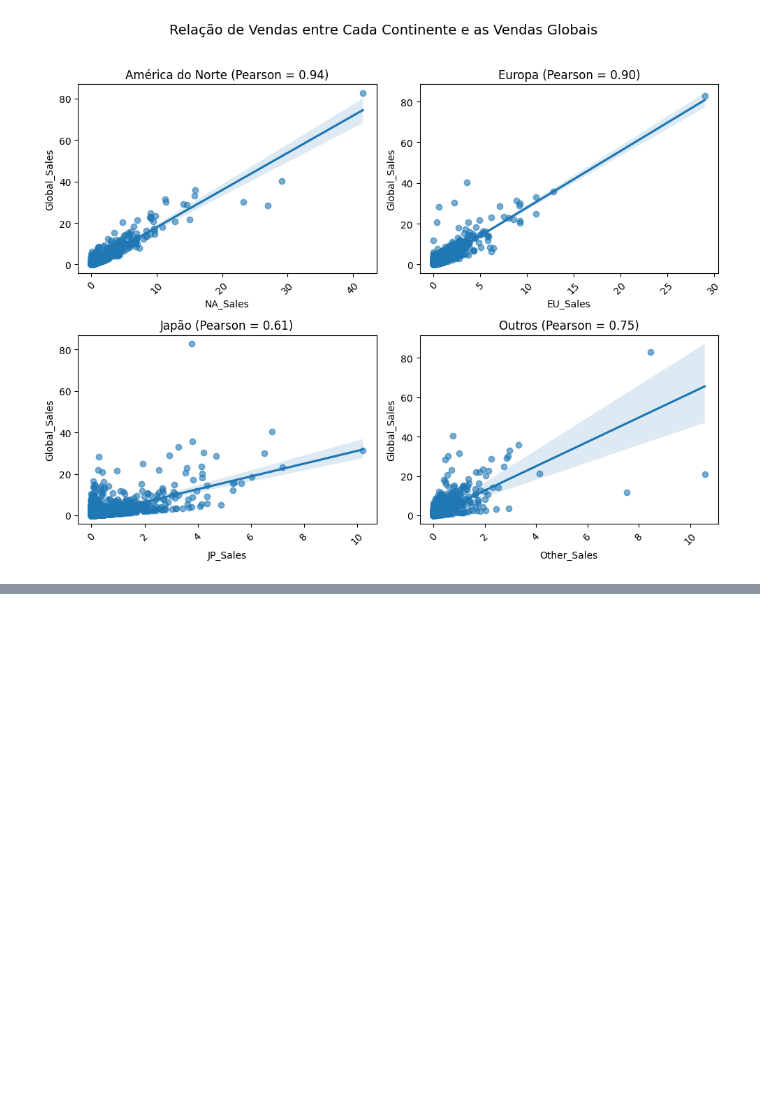
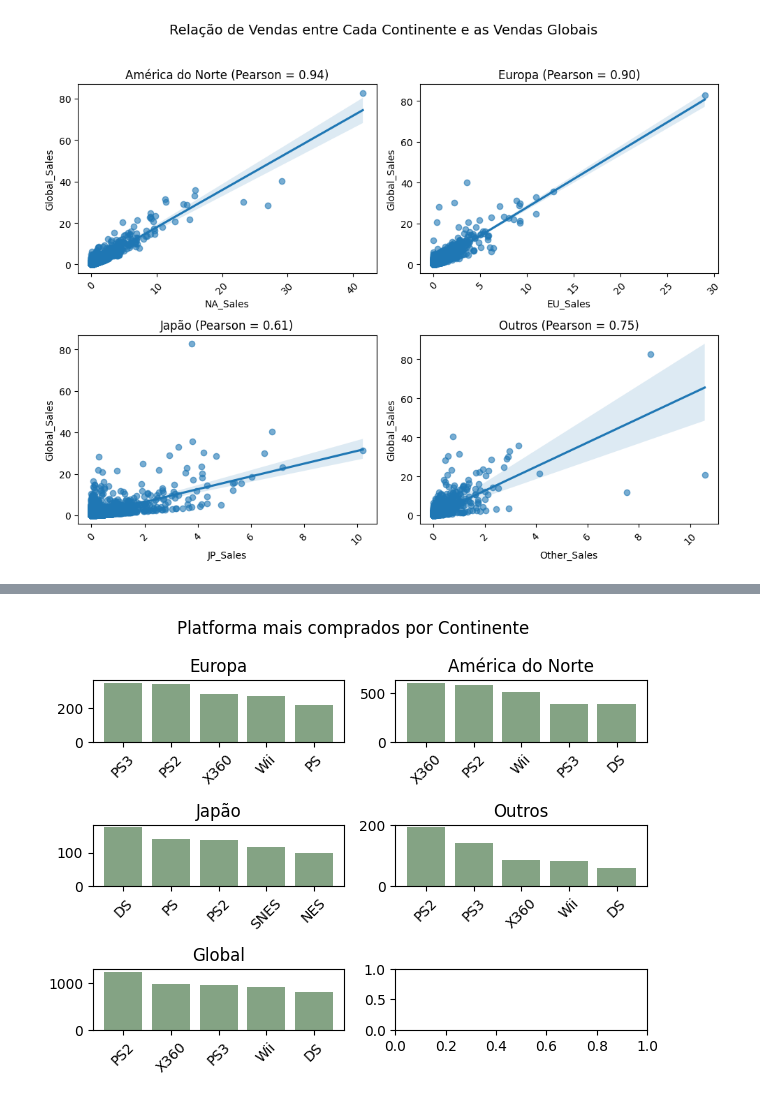
Before and after one commit to NonatoFalcao/Dashboard-Vendas, a Jupyter notebook: ProjetoDashborad.ipynb, the cells around one changed output, grey strips where cells are left out. Saved outputs shown, nothing was run; the diff lists cells and outputs as text; code cells hidden in the pictures; blank space fills up the shorter version.

Commit message:
Mais Conteúdo
Adição de duas novas visualizações

```diff
--- a/ProjetoDashborad.ipynb
+++ b/ProjetoDashborad.ipynb
@@ -575,0 +588,5 @@ pio.write_json(fig_RelacaoOther, "Figuras/fig_RelacaoOther.json")
+# %%
+df_platNA = df[['Platform', 'NA_Sales']]
+df_platNA = df_platNA.groupby('Platform')['NA_Sales'].sum().reset_index()
+df_platNA = df_platNA.sort_values(by='NA_Sales', ascending=False).head(5)
+df_platNA.head()
@@ -575,0 +600,5 @@ pio.write_json(fig_RelacaoOther, "Figuras/fig_RelacaoOther.json")
+# %%
+df_platJP = df[['Platform', 'JP_Sales']]
+df_platJP = df_platJP.groupby('Platform')['JP_Sales'].sum().reset_index()
+df_platJP = df_platJP.sort_values(by='JP_Sales', ascending=False).head(5)
+df_platJP.head()
@@ -575,0 +612,5 @@ pio.write_json(fig_RelacaoOther, "Figuras/fig_RelacaoOther.json")
+# %%
+df_platOther = df[['Platform', 'Other_Sales']]
+df_platOther = df_platOther.groupby('Platform')['Other_Sales'].sum().reset_index()
+df_platOther = df_platOther.sort_values(by='Other_Sales', ascending=False).head(5)
+df_platOther.head()
@@ -575,0 +624,5 @@ pio.write_json(fig_RelacaoOther, "Figuras/fig_RelacaoOther.json")
+# %%
+df_platGlobal = df[['Platform', 'Global_Sales']]
+df_platGlobal = df_platGlobal.groupby('Platform')['Global_Sales'].sum().reset_index()
+df_platGlobal = df_platGlobal.sort_values(by='Global_Sales', ascending=False).head(5)
+df_platGlobal.head()
@@ -575,0 +636,56 @@ pio.write_json(fig_RelacaoOther, "Figuras/fig_RelacaoOther.json")
+# %%
+color = (0.2,
+         0.4,
+         0.2,
+         0.6
+         )
+
+# Cria uma figura e uma matriz de 2x2 subplots (3 linhas, 2 colunas)
+fig, axs = plt.subplots(3, 2)
+fig.suptitle('Platforma mais comprados por Continente')
+
+# Acessa e plota no primeiro subplot (0,0)
+axs[0, 0].bar(df_platEU['Platform'], df_platEU['EU_Sales'], color = color)
+axs[0, 0].set_title('Europa')
+axs[0, 0].tick_params(axis='x', labelrotation=45)
+
+# Acessa e plota no segundo subplot (0,1)
+axs[0, 1].bar(df_platNA['Platform'], df_platNA['NA_Sales'], color = color)
+axs[0, 1].set_title('América do Norte')
+axs[0, 1].tick_params(axis='x', labelrotation=45)
+
+# Acessa e plota no segundo subplot (0,1)
+axs[1, 0].bar(df_platJP['Platform'], df_platJP['JP_Sales'], color = color)
+axs[1, 0].set_title('Japão')
+axs[1, 0].tick_params(axis='x', labelrotation=45)
+
+axs[1, 1].bar(df_platOther['Platform'], df_platOther['Other_Sales'], color = color)
+axs[1, 1].set_title('Outros')
+axs[1, 1].tick_params(axis='x', labelrotation=45)
+
+axs[2, 0].bar(df_platGlobal['Platform'], df_platGlobal['Global_Sales'], color = color)
+axs[2, 0].set_title('Global')
+axs[2, 0].tick_params(axis='x', labelrotation=45)
+
+
+fig_platEU = px.bar(df_platEU, x='Platform', y='EU_Sales', title='Plataforma - Europa')
+pio.write_json(fig_platEU, "Figuras/fig_platEU.json")
+
+fig_PlatNA = px.bar(df_platNA, x='Platform', y='NA_Sales', title='Plataforma - América do Norte')
+pio.write_json(fig_PlatNA, "Figuras/fig_platNA.json")
+
+fig_platJP = px.bar(df_platJP, x='Platform', y='JP_Sales', title='Plataforma - Japão')
+pio.write_json(fig_platJP, "Figuras/fig_platJP.json")
+
+fig_PlatOther = px.bar(df_platOther, x='Platform', y='Other_Sales', title='Plataforma - Outros')
+pio.write_json(fig_PlatOther, "Figuras/fig_platOther.json")
+
+fig_platGlobal = px.bar(df_platGlobal, x='Platform', y='Global_Sales', title='Plataforma - Global')
+pio.write_json(fig_platGlobal, "Figuras/fig_platGlobal.json")
+
+
+
+plt.tight_layout()
+plt.show()
+# %% [output]
+[figure, added]
```
Also changed, not shown: parts of 22 cells of this notebook, 14 other files.
